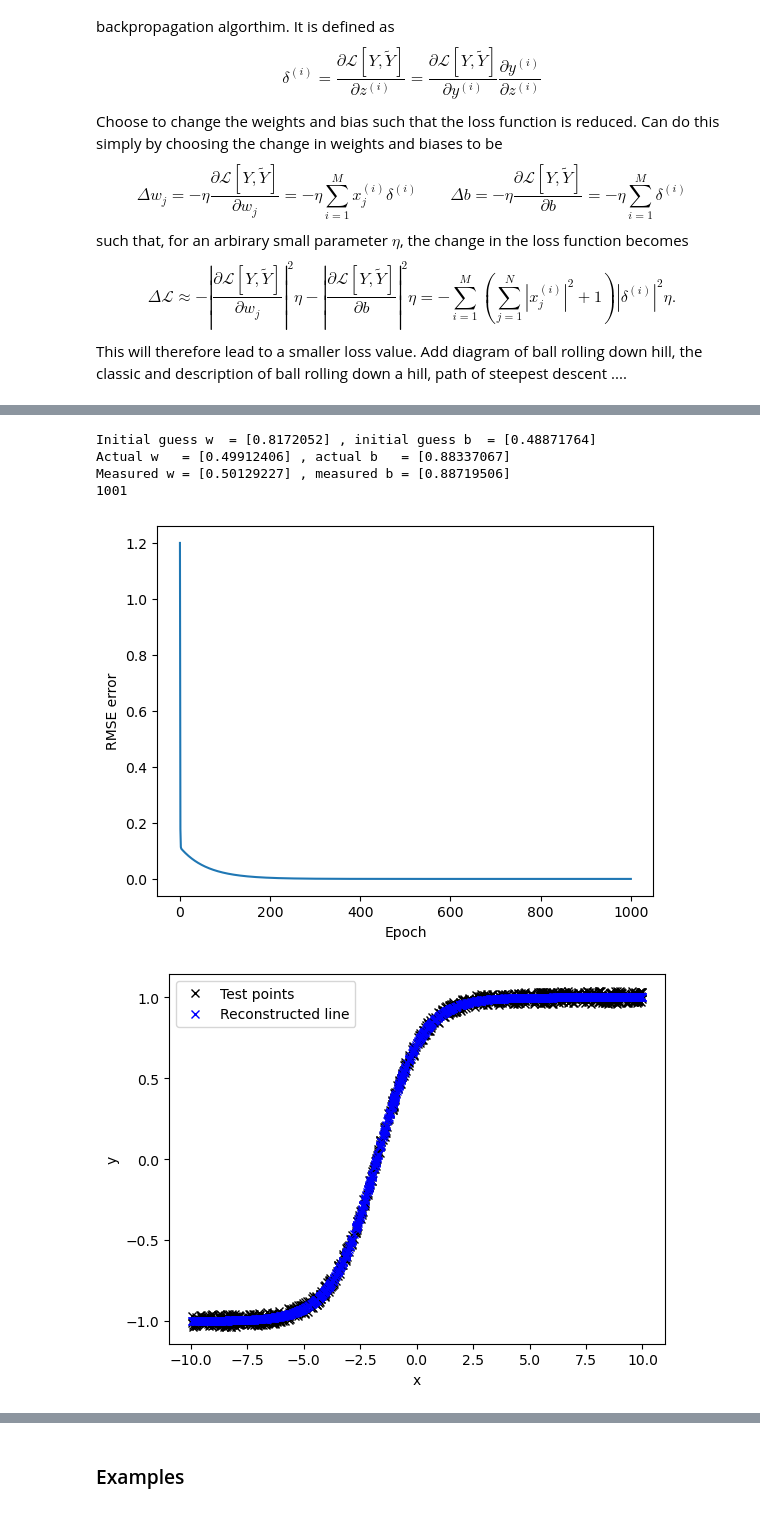
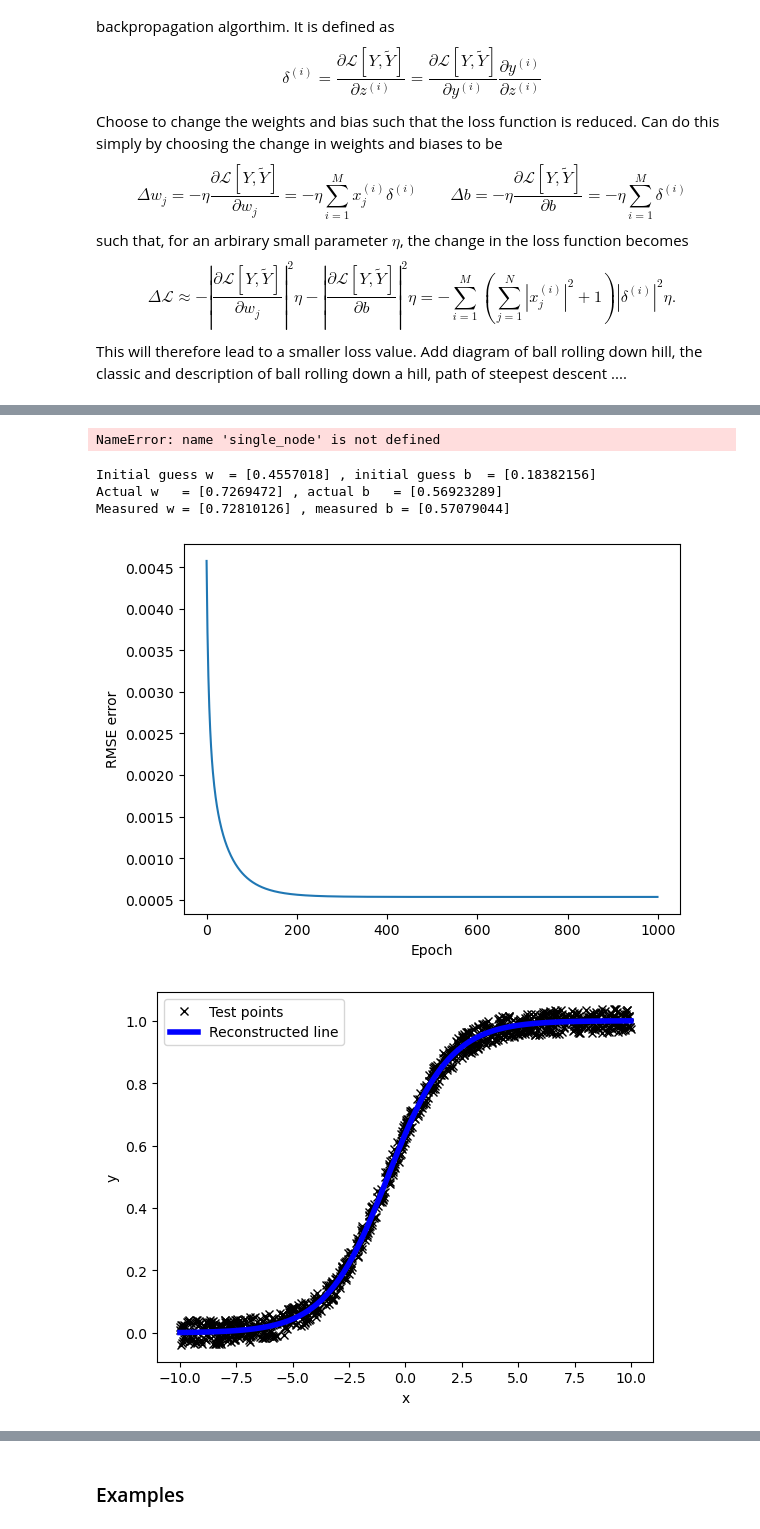
Before and after one commit to dave452/ML_LinearReg, a Jupyter notebook: Regression_NN.ipynb, the cells around one changed output, grey strips where cells are left out. Drawn from its saved outputs; the diff is of its cells as text; code cells hidden in the pictures.

```diff
--- a/Regression_NN.ipynb
+++ b/Regression_NN.ipynb
@@ -452,25 +337,0 @@ Measured w = [0.85308953] , measured b = [0.4934463]
-# %%
-x = np.random.rand(1000,1)* 20 - 10
-w = np.random.rand(x.shape[1])
-b = np.random.rand(1)
-z = np.sum(w*x,axis = 1) + b
-y = np.tanh(z) + np.random.uniform(-0.04,0.04, (x.shape[0]))#(1 / (1 + np.exp(-z)))  # np.random.uniform(-0.0005,0.0005, (x.shape[0]))
-node = single_node(x,y,1, "tanh")
-print('Initial guess w  =' ,node.w , ', initial guess b  =', node.b)
-print('Actual w   =' ,w , ', actual b   =', b)
-node.full_update(1000)
-print('Measured w =' ,node.w , ', measured b =', node.b)
-lin_reg.plot_train()
-plt.plot(x,y, 'kx', label = 'Test points')
-plt.plot(x,node.calc_y(), 'bx', lw=1, label = 'Reconstructed line')
-plt.xlabel('x')
-plt.ylabel('y')
-plt.legend()
-plt.show()
-# %% [output]
-Initial guess w  = [0.8172052] , initial guess b  = [0.48871764]
-Actual w   = [0.49912406] , actual b   = [0.88337067]
-Measured w = [0.50129227] , measured b = [0.88719506]
-1001
-[figure, removed]
-[figure, removed]
@@ -476,0 +406,47 @@ Measured w = [0.50129227] , measured b = [0.88719506]
+# %%
+%matplotlib inline
+x = np.random.rand(1000,1)#* 16 - 8
+w = np.random.rand(x.shape[1])
+b = np.random.rand(1)
+z = np.sum(w*x,axis = 1) + b
+y = z + np.random.uniform(-0.04,0.04, (x.shape[0]))# np.tanh(z)#(1 / (1 + np.exp(-z)))  # np.random.uniform(-0.0005,0.0005, (x.shape[0]))
+node = single_node(x,y,1, "")
+print('Initial guess w  =' ,node.w , ', initial guess b  =', node.b)
+print('Actual w   =' ,w , ', actual b   =', b)
+node.full_update(100)
+print('Measured w =' ,node.w , ', measured b =', node.b)
+node.plot_train()
+plt.plot(x,y, 'k.', label = 'Test points')
+x_lin = np.array([np.linspace(x.min(), x.max(), 100)]).T
+plt.plot(x_lin,node.calc_y(x_lin), 'b-', lw=4, label = 'Reconstructed line')
+plt.xlabel('x')
+plt.ylabel('y')
+plt.legend()
+plt.show()
+# %% [output]
+NameError: name 'single_node' is not defined
+# %%
+x = np.random.rand(1000,1)* 20 - 10
+w = np.random.rand(x.shape[1])
+b = np.random.rand(1)
+z = np.sum(w*x,axis = 1) + b
+y = (1 / (1 + np.exp(-z)))  + np.random.uniform(-0.04,0.04, (x.shape[0])) # np.random.uniform(-0.0005,0.0005, (x.shape[0]))
+node = single_node(x,y,1, "sigmoid")
+print('Initial guess w  =' ,node.w , ', initial guess b  =', node.b)
+print('Actual w   =' ,w , ', actual b   =', b)
+node.full_update(1000)
+print('Measured w =' ,node.w , ', measured b =', node.b)
+node.plot_train()
+plt.plot(x,y, 'kx', label = 'Test points')
+x_lin = np.array([np.linspace(x.min(), x.max(), 100)]).T
+plt.plot(x_lin,node.calc_y(x_lin), 'b-', lw=4, label = 'Reconstructed line')
+plt.xlabel('x')
+plt.ylabel('y')
+plt.legend()
+plt.show()
+# %% [output]
+Initial guess w  = [0.4557018] , initial guess b  = [0.18382156]
+Actual w   = [0.7269472] , actual b   = [0.56923289]
+Measured w = [0.72810126] , measured b = [0.57079044]
+[figure, added]
+[figure, added]
```
Also changed, not shown: parts of 39 cells of this notebook.
